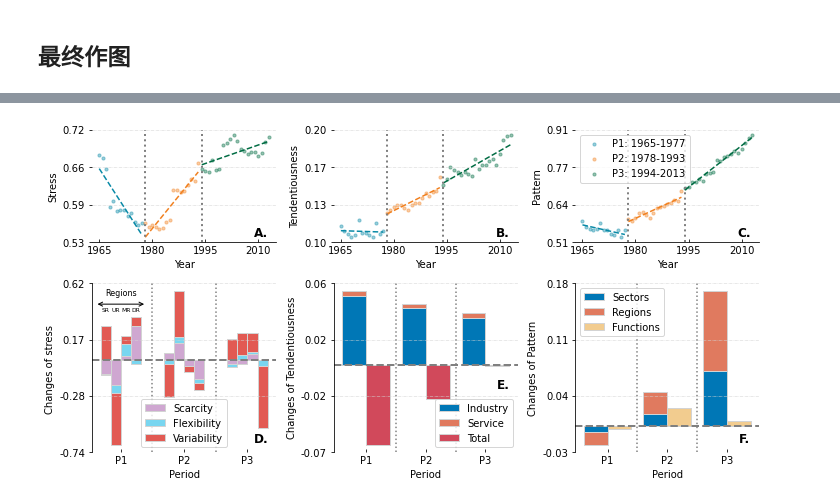
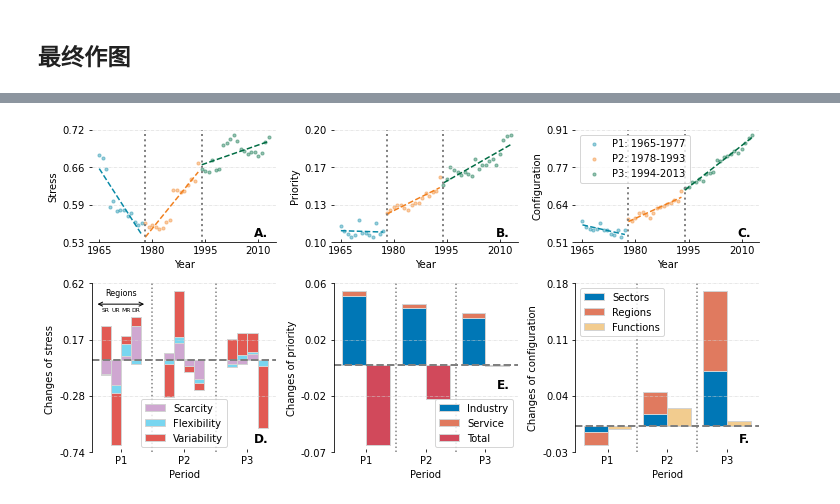
Before and after one commit to SongshGeo/Water-Governance-Regimes, a Jupyter notebook: notebooks/water_regime_index.ipynb, the cells around one changed output, grey strips where cells are left out. Cells and saved outputs as stored; diff of their text form; code cells hidden in the pictures.

```diff
--- a/notebooks/water_regime_index.ipynb
+++ b/notebooks/water_regime_index.ipynb
@@ -890,8 +867,8 @@ ipwu_slopes = plot_pittitt_change_points(ipwu, change_points=[1978, 1994], color
 wdi_slopes = plot_pittitt_change_points(wdi, change_points=[1978, 1994], colors=period_colors, ax=ax3, s=size, alpha=alpha, legend=False)
 
 ax1.set_ylabel("Stress")
-ax2.set_ylabel("Tendentiousness")
-ax3.set_ylabel("Pattern")
+ax2.set_ylabel("Priority")
+ax3.set_ylabel("Configuration")
 for ax in [ax1, ax2, ax3]:
     ax.set_xlim(1963, 2015)
     ax.set_xticks(np.arange(1965, 2015, 15))
@@ -938,33 +915,33 @@ for ax in [ax5, ax6]:
     ax.spines['bottom'].set_visible(False)
 
 for ax in [ax1, ax2, ax3]:
     ax.spines['top'].set_visible(False)
     ax.spines['left'].set_visible(False)
     ax.spines['right'].set_visible(False)
     ax.spines['bottom'].set_visible(True)
 
 for ax in [ax4, ax5, ax6]:
     ax.set_xticklabels(["P1", "P2", "P3"])
     ax.set_xlabel('Period')
 
 ax4.legend(loc='lower center')
 ax4.set_ylabel("Changes of stress ")
-ax5.set_ylabel("Changes of Tendentiousness")
-ax6.set_ylabel("Changes of Pattern")
+ax5.set_ylabel("Changes of priority")
+ax6.set_ylabel("Changes of configuration")
 
 
 labels = ["A.", "B.", "C.", "D.", "E.", "F."]
 for i, ax in enumerate([ax1, ax2, ax3, ax4, ax5, ax6]):
     ax.set_yticks(np.linspace(ax.get_ylim()[0], ax.get_ylim()[1], 4))
     ax.yaxis.set_major_formatter(ticker.FormatStrFormatter('%.2f'))
     ax.yaxis.grid(color='lightgray', linestyle='-.', linewidth=0.5)
     x, y = get_position_by_ratio(ax, 0.92, 0.08)
     if i == 4:
         x, y = get_position_by_ratio(ax, 0.92, 0.4)
     ax.text(x, y, labels[i], ha='center', va='center', weight='bold', size='large')
 
 plt.savefig("../figures/main/dimensions.pdf", dpi=300)
 plt.savefig("../figures/main/dimensions.jpg", dpi=300)
 plt.show();
 # %% [output]
-[figure, old version]
+[figure, new version]
```
Also changed, not shown: parts of 4 cells of this notebook, 15 other files.
